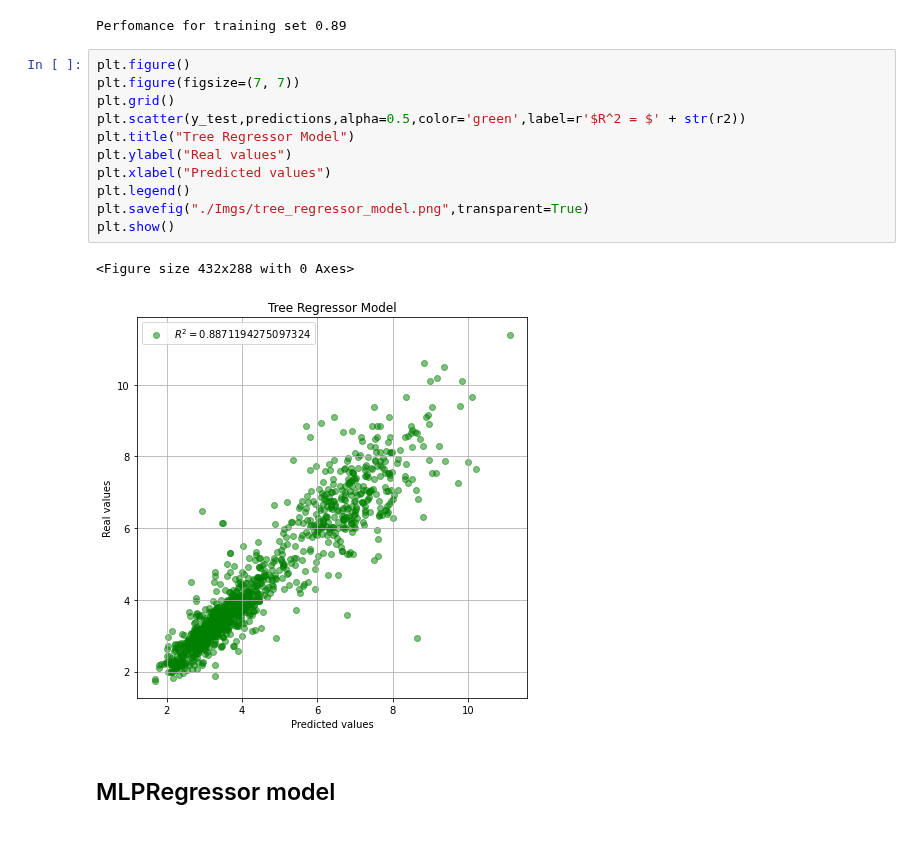
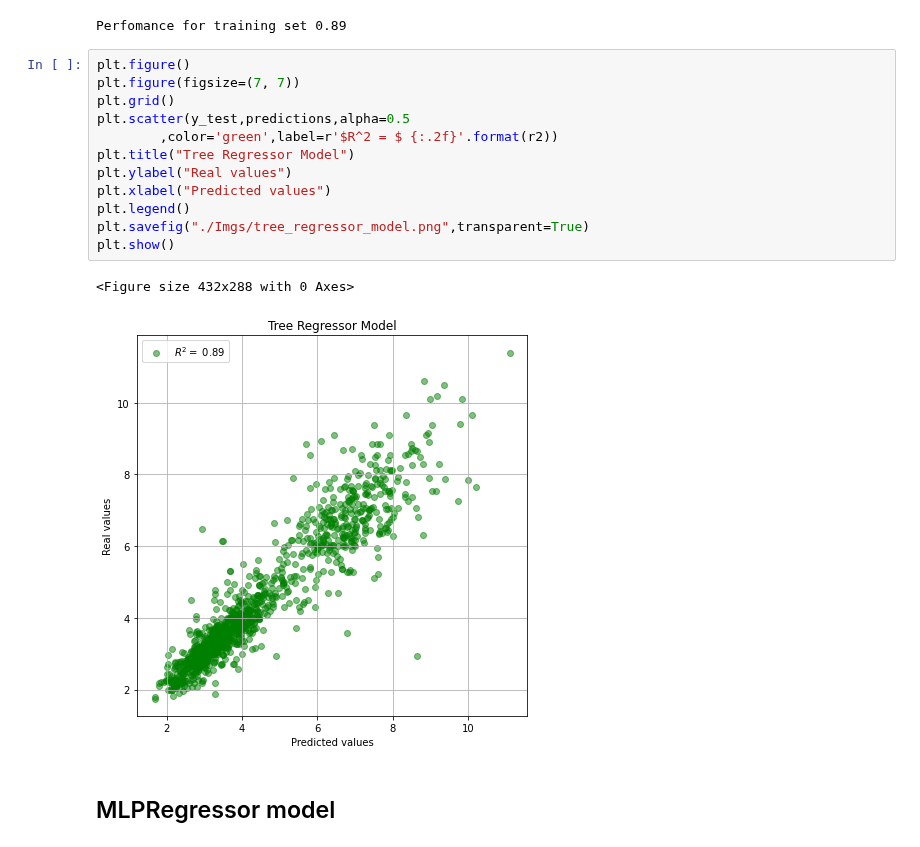
Before and after one commit to matias-dogliani/energybuild, a Jupyter notebook: Training_Testing_model.ipynb, the cells around one changed output. Drawn from its saved outputs; the diff is of its cells as text.

```diff
--- a/Training_Testing_model.ipynb
+++ b/Training_Testing_model.ipynb
@@ -181,17 +181,18 @@ Perfomance for training set 0.89
 # %%
 plt.figure()
 plt.figure(figsize=(7, 7))
 plt.grid()
-plt.scatter(y_test,predictions,alpha=0.5,color='green',label=r'$R^2 = $' + str(r2))
+plt.scatter(y_test,predictions,alpha=0.5
+        ,color='green',label=r'$R^2 = $ {:.2f}'.format(r2))
 plt.title("Tree Regressor Model")
 plt.ylabel("Real values")
 plt.xlabel("Predicted values")
 plt.legend()
 plt.savefig("./Imgs/tree_regressor_model.png",transparent=True)
 plt.show()
 # %% [output]
 <Figure size 432x288 with 0 Axes>
-[figure, old version]
+[figure, new version]
 # %% [markdown]
 ## MLPRegressor model
 # %% [markdown]
```
Also changed, not shown: 1 other file.
